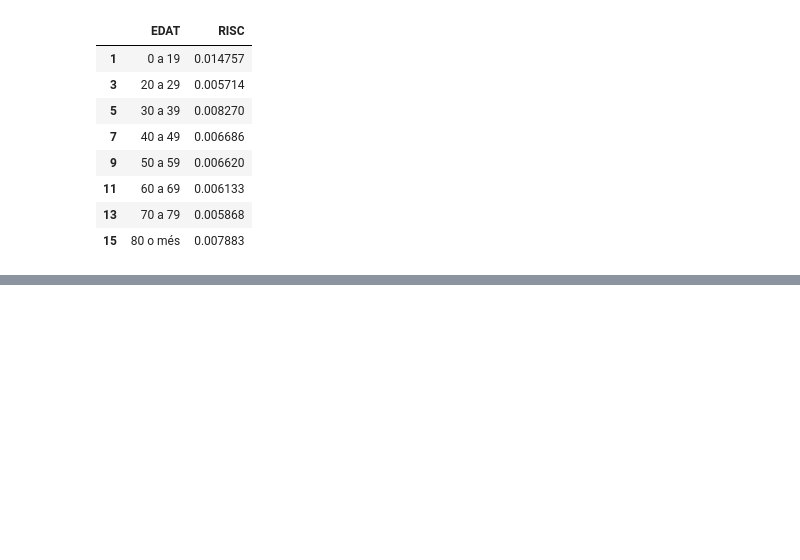
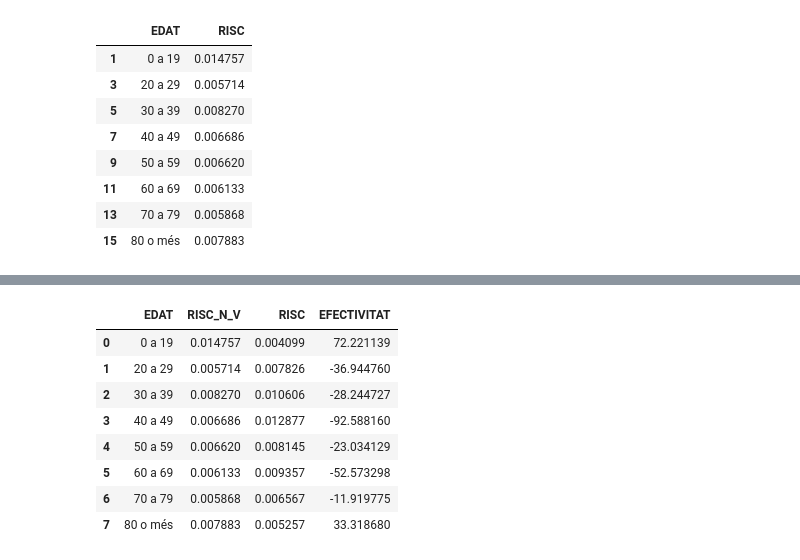
Before and after one commit to JosepAnSabate/Impacte-Covid19-per-estat-de-vacunacio, a Jupyter notebook: scripts/afectivitat_vacuna_covid.ipynb, the cells around one changed output, grey strips where cells are left out. Cells and saved outputs as stored; diff of their text form; code cells hidden in the pictures; blank space fills up the shorter version.

Commit message:
calc_efectivitat_infeccio

```diff
--- a/scripts/afectivitat_vacuna_covid.ipynb
+++ b/scripts/afectivitat_vacuna_covid.ipynb
@@ -744,3 +744,7 @@ df_calc_ef_no_vac
 | 11 | 60 a 69 | 0.006133 |
 | 13 | 70 a 79 | 0.005868 |
 | 15 | 80 o més | 0.007883 |
+# %%
+df_calc_ef_no_vac = df_calc_ef_no_vac.rename(columns={"RISC": "RISC_N_V",})
+# %%
+df_calc_m = df_calc_ef_no_vac.merge(df_calc_ef_completa, left_on='EDAT', right_on='EDAT')
@@ -746,0 +763,15 @@ df_calc_ef_no_vac
+# %%
+# efectivitat = (risc placebo - risc vacunats) / risc placebo
+df_calc_m['EFECTIVITAT'] = (df_calc_m['RISC_N_V'] - df_calc_m['RISC']) / df_calc_m['RISC_N_V'] * 100
+# %%
+df_calc_m
+# %% [output]
+|  | EDAT | RISC_N_V | RISC | EFECTIVITAT |
+| 0 | 0 a 19 | 0.014757 | 0.004099 | 72.221139 |
+| 1 | 20 a 29 | 0.005714 | 0.007826 | -36.944760 |
+| 2 | 30 a 39 | 0.008270 | 0.010606 | -28.244727 |
+| 3 | 40 a 49 | 0.006686 | 0.012877 | -92.588160 |
+| 4 | 50 a 59 | 0.006620 | 0.008145 | -23.034129 |
+| 5 | 60 a 69 | 0.006133 | 0.009357 | -52.573298 |
+| 6 | 70 a 79 | 0.005868 | 0.006567 | -11.919775 |
+| 7 | 80 o més | 0.007883 | 0.005257 | 33.318680 |
```
Also changed, not shown: parts of 2 cells of this notebook.
